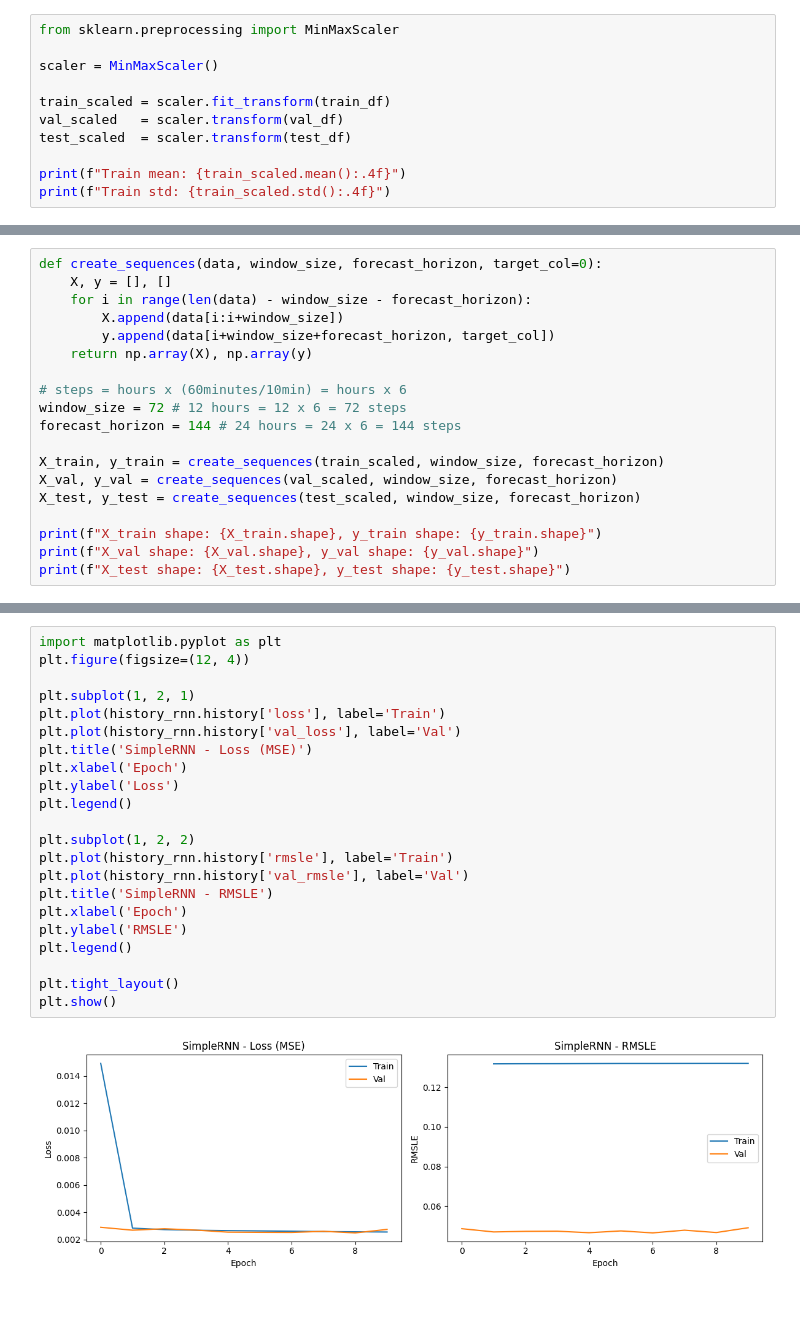
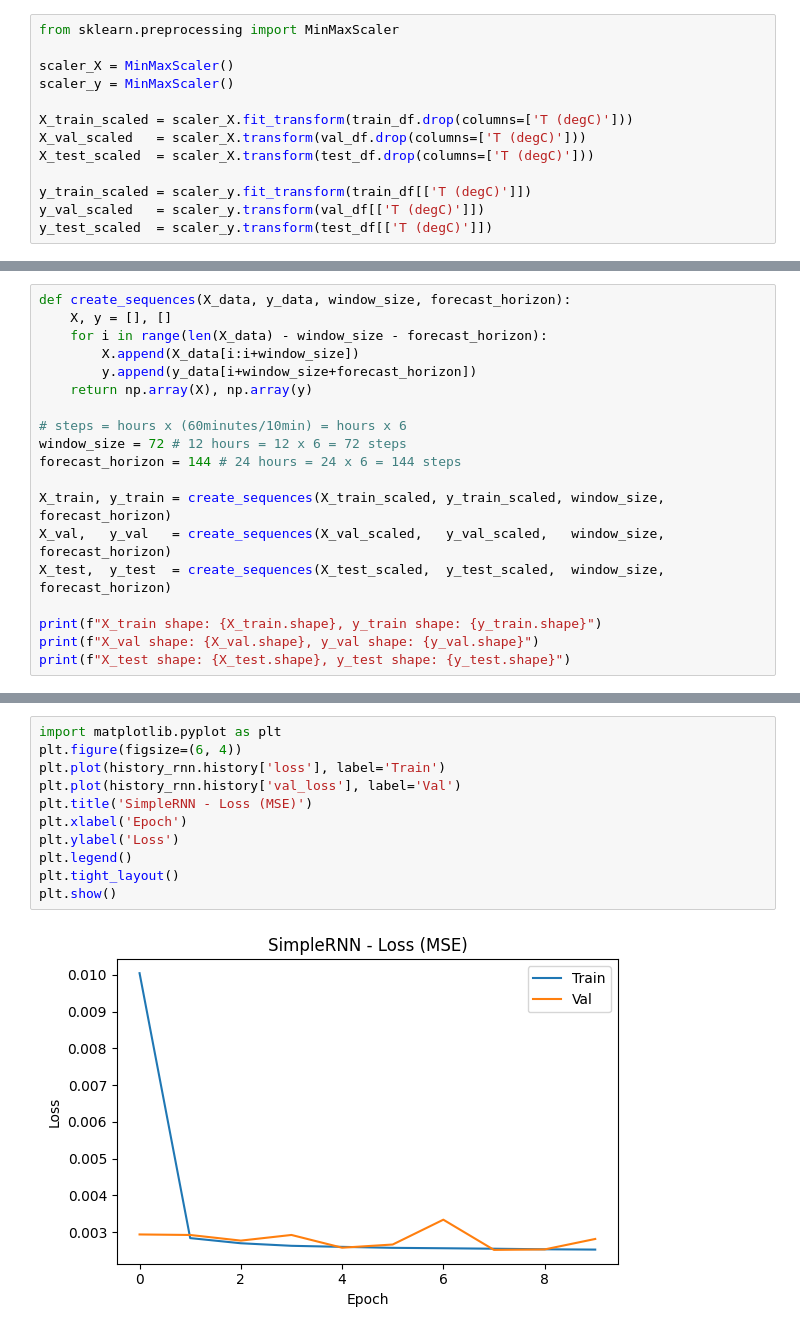
Before and after one commit to jagfoljersolen/deep-learning-cnn-rnn-isep, a Jupyter notebook: RNN/model.ipynb, the cells around one changed output, grey strips where cells are left out. Drawn from its saved outputs; the diff is of its cells as text; blank space fills up the shorter version.

Commit message:
Improve SimpleRNN and LSTM models with window=72

```diff
--- a/RNN/model.ipynb
+++ b/RNN/model.ipynb
@@ -94,11 +104,13 @@ Test:  2015-10-17 20:30:00 to 2017-01-01 00:00:00
 # %%
 from sklearn.preprocessing import MinMaxScaler
 
-scaler = MinMaxScaler()
+scaler_X = MinMaxScaler()
+scaler_y = MinMaxScaler()
 
-train_scaled = scaler.fit_transform(train_df)
-val_scaled   = scaler.transform(val_df)
-test_scaled  = scaler.transform(test_df)
+X_train_scaled = scaler_X.fit_transform(train_df.drop(columns=['T (degC)']))
+X_val_scaled   = scaler_X.transform(val_df.drop(columns=['T (degC)']))
+X_test_scaled  = scaler_X.transform(test_df.drop(columns=['T (degC)']))
 
-print(f"Train mean: {train_scaled.mean():.4f}")
-print(f"Train std: {train_scaled.std():.4f}")
+y_train_scaled = scaler_y.fit_transform(train_df[['T (degC)']])
+y_val_scaled   = scaler_y.transform(val_df[['T (degC)']])
+y_test_scaled  = scaler_y.transform(test_df[['T (degC)']])
@@ -126,18 +119,18 @@ Val log1p(scaled T) range: 0.22276977669595033 to 0.7051355048049116
 # %%
-def create_sequences(data, window_size, forecast_horizon, target_col=0):
+def create_sequences(X_data, y_data, window_size, forecast_horizon):
     X, y = [], []
-    for i in range(len(data) - window_size - forecast_horizon):
-        X.append(data[i:i+window_size])
-        y.append(data[i+window_size+forecast_horizon, target_col])
+    for i in range(len(X_data) - window_size - forecast_horizon):
+        X.append(X_data[i:i+window_size])
+        y.append(y_data[i+window_size+forecast_horizon])
     return np.array(X), np.array(y)
 
 # steps = hours x (60minutes/10min) = hours x 6
 window_size = 72 # 12 hours = 12 x 6 = 72 steps
 forecast_horizon = 144 # 24 hours = 24 x 6 = 144 steps
 
-X_train, y_train = create_sequences(train_scaled, window_size, forecast_horizon)
-X_val, y_val = create_sequences(val_scaled, window_size, forecast_horizon)
-X_test, y_test = create_sequences(test_scaled, window_size, forecast_horizon)
+X_train, y_train = create_sequences(X_train_scaled, y_train_scaled, window_size, forecast_horizon)
+X_val,   y_val   = create_sequences(X_val_scaled,   y_val_scaled,   window_size, forecast_horizon)
+X_test,  y_test  = create_sequences(X_test_scaled,  y_test_scaled,  window_size, forecast_horizon)
 
 print(f"X_train shape: {X_train.shape}, y_train shape: {y_train.shape}")
 print(f"X_val shape: {X_val.shape}, y_val shape: {y_val.shape}")
@@ -205,24 +205,13 @@ Epoch 10/10
 # %%
 import matplotlib.pyplot as plt
-plt.figure(figsize=(12, 4))
-
-plt.subplot(1, 2, 1)
+plt.figure(figsize=(6, 4))
 plt.plot(history_rnn.history['loss'], label='Train')
 plt.plot(history_rnn.history['val_loss'], label='Val')
 plt.title('SimpleRNN - Loss (MSE)')
 plt.xlabel('Epoch')
 plt.ylabel('Loss')
 plt.legend()
-
-plt.subplot(1, 2, 2)
-plt.plot(history_rnn.history['rmsle'], label='Train')
-plt.plot(history_rnn.history['val_rmsle'], label='Val')
-plt.title('SimpleRNN - RMSLE')
-plt.xlabel('Epoch')
-plt.ylabel('RMSLE')
-plt.legend()
-
 plt.tight_layout()
 plt.show()
 # %% [output]
-[figure, old version]
+[figure, new version]
```
Also changed, not shown: parts of 28 cells of this notebook.
